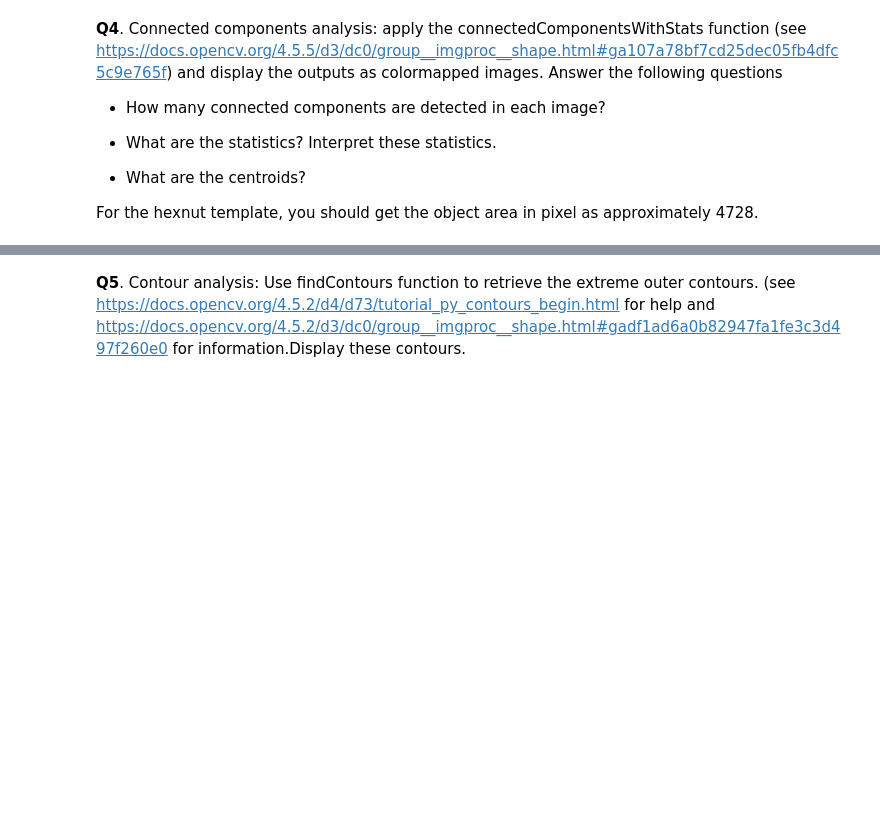
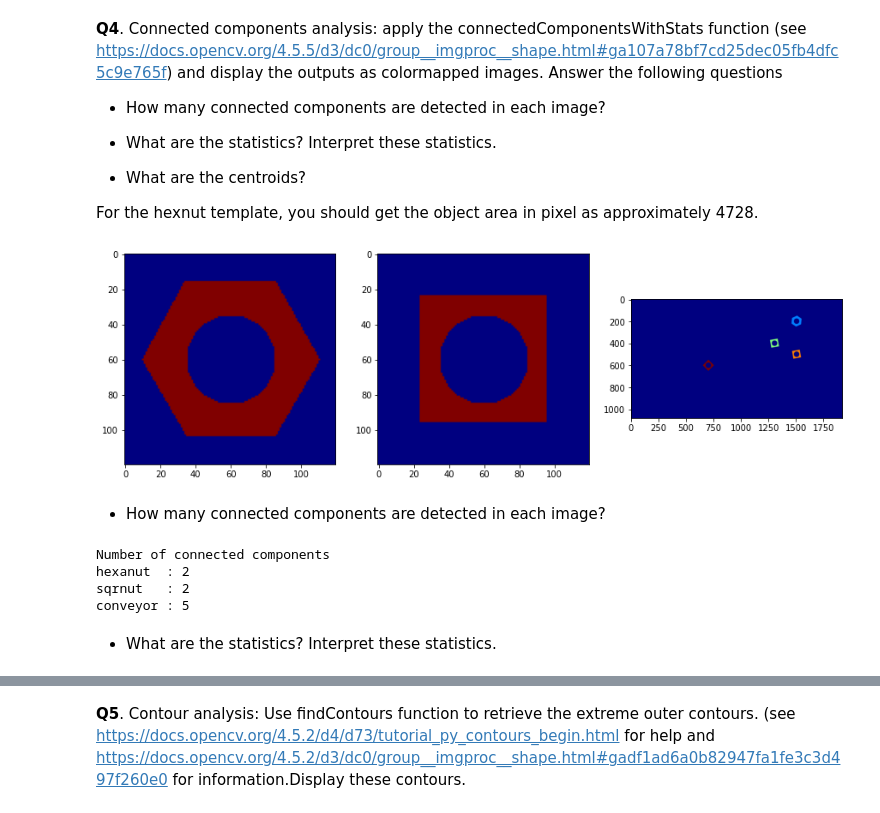
Before and after one commit to YohanAbeysinghe/Object-Counting-on-a-Conveyor-Belt, a Jupyter notebook: Assignment_2-code.ipynb, the cells around one changed output, grey strips where cells are left out. Drawn from its saved outputs; the diff is of its cells as text; code cells hidden in the pictures; blank space fills up the shorter version.

Commit message:
counting connected components

```diff
--- a/Assignment_2-code.ipynb
+++ b/Assignment_2-code.ipynb
@@ -97,3 +97,39 @@ plt.show()
 * What are the centroids?
 
 For the hexnut template, you should get the object area in pixel as approximately 4728.
+# %%
+hex_n, hex_labels, hex_stats, hex_centroids=cv.connectedComponentsWithStats(closing_hexnut)
+sqr_n, sqr_labels, sqr_stats, sqr_centroids=cv.connectedComponentsWithStats(closing_squarenut)
+cnv_n, cnv_labels, cnv_stats, cnv_centroids=cv.connectedComponentsWithStats(closing_conveyor)
+
+colormap=cv.COLORMAP_JET
+hex_labels=np.uint8(cv.normalize(hex_labels,None,0,255,cv.NORM_MINMAX))
+hex_labels=cv.applyColorMap(hex_labels,colormap)
+
+sqr_labels=np.uint8(cv.normalize(sqr_labels,None,0,255,cv.NORM_MINMAX))
+sqr_labels=cv.applyColorMap(sqr_labels,colormap)
+
+cnv_labels=np.uint8(cv.normalize(cnv_labels,None,0,255,cv.NORM_MINMAX))
+cnv_labels=cv.applyColorMap(cnv_labels,colormap)
+
+fig, ax = plt.subplots(1,3,figsize=(15,15))
+ax[0].imshow(cv.cvtColor(hex_labels,cv.COLOR_BGR2RGB))
+ax[1].imshow(cv.cvtColor(sqr_labels,cv.COLOR_BGR2RGB))
+ax[2].imshow(cv.cvtColor(cnv_labels,cv.COLOR_BGR2RGB))
+plt.show()
+# %% [output]
+[figure, added]
+# %% [markdown]
+* How many connected components are detected in each image?
+# %%
+print("Number of connected components")
+print("hexanut\t :",hex_n)
+print("sqrnut\t :",sqr_n)
+print("conveyor :",cnv_n)
+# %% [output]
+Number of connected components
+hexanut  : 2
+sqrnut   : 2
+conveyor : 5
+# %% [markdown]
+* What are the statistics? Interpret these statistics.
```
Also changed, not shown: parts of 3 cells of this notebook.
